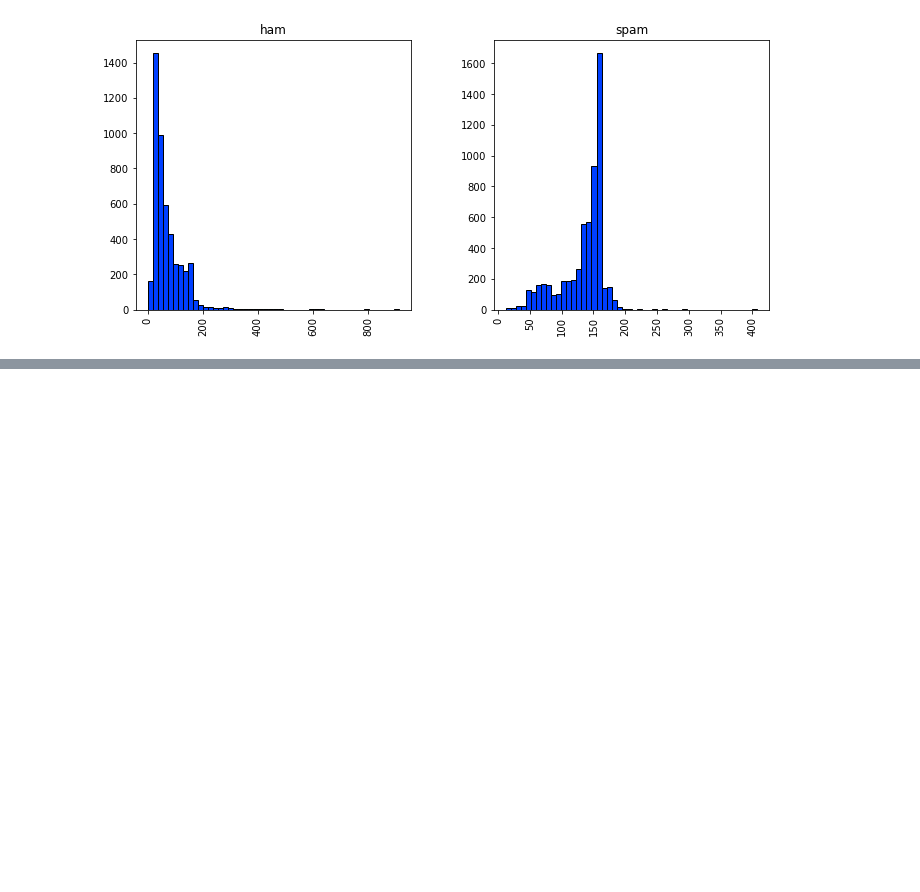
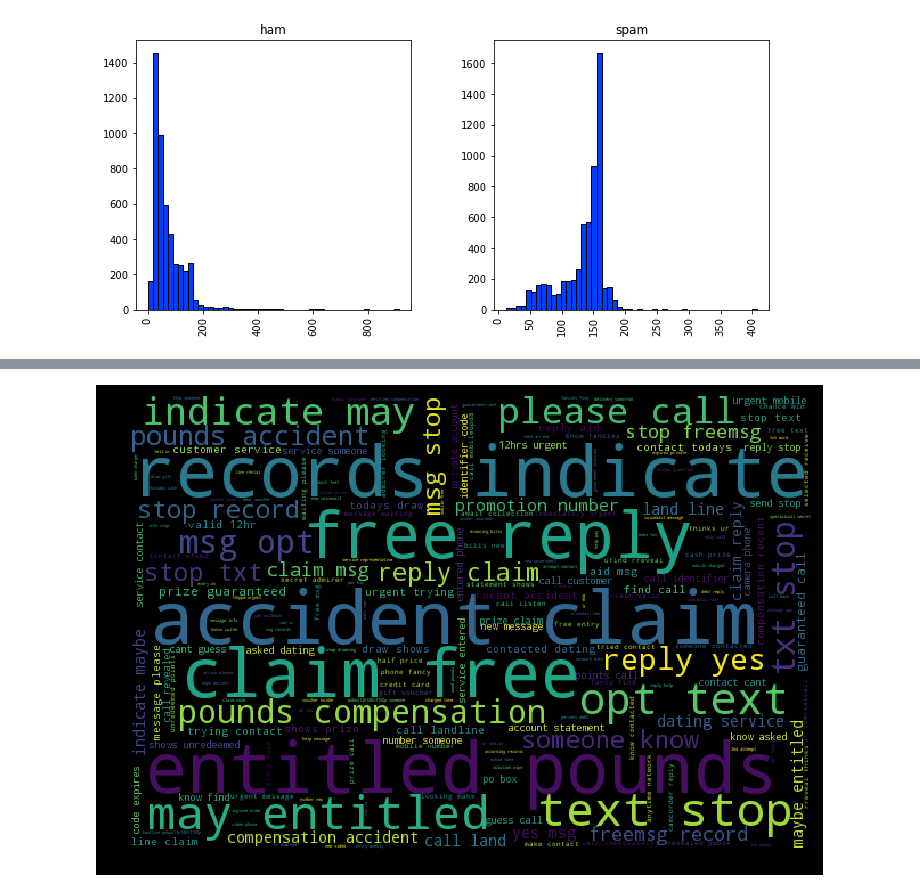
Before and after one commit to MohammedSiddiqui/intro-to-ds-project, a Jupyter notebook: project.ipynb, the cells around one changed output, grey strips where cells are left out. Cells and saved outputs as stored; diff of their text form; code cells hidden in the pictures; blank space fills up the shorter version.

```diff
--- a/project.ipynb
+++ b/project.ipynb
@@ -148,0 +157,4 @@ array([<matplotlib.axes._subplots.AxesSubplot object at 0x...>,
+# %%
+message_df['message'] = message_df['message'].apply(process_text)
+
+message_df.head()
@@ -148,0 +168,32 @@ array([<matplotlib.axes._subplots.AxesSubplot object at 0x...>,
+# %%
+spam_df = message_df[message_df['class'] == 'spam']
+ham_df = message_df[message_df['class'] == 'ham']
+# %%
+ham_words = ''
+spam_words = ''
+
+for val in spam_df['message']:
+    text = val.lower()
+    tokens = nltk.word_tokenize(text)
+    for words in tokens:
+        spam_words = spam_words + words + ' '
+
+for val in ham_df['message']:
+    text = val.lower()
+    tokens = nltk.word_tokenize(text)
+    for words in tokens:
+        ham_words = ham_words + words + ' '
+# %%
+# Generate a word cloud image
+spam_wordcloud = WordCloud(width=600, height=400).generate(spam_words)
+ham_wordcloud = WordCloud(width=600, height=400).generate(ham_words)
+# %%
+#Spam Word cloud
+
+plt.figure( figsize=(10,8), facecolor='k')
+plt.imshow(spam_wordcloud)
+plt.axis("off")
+plt.tight_layout(pad=0)
+plt.show()
+# %% [output]
+[figure, added]
```
Also changed, not shown: parts of 10 cells of this notebook.
